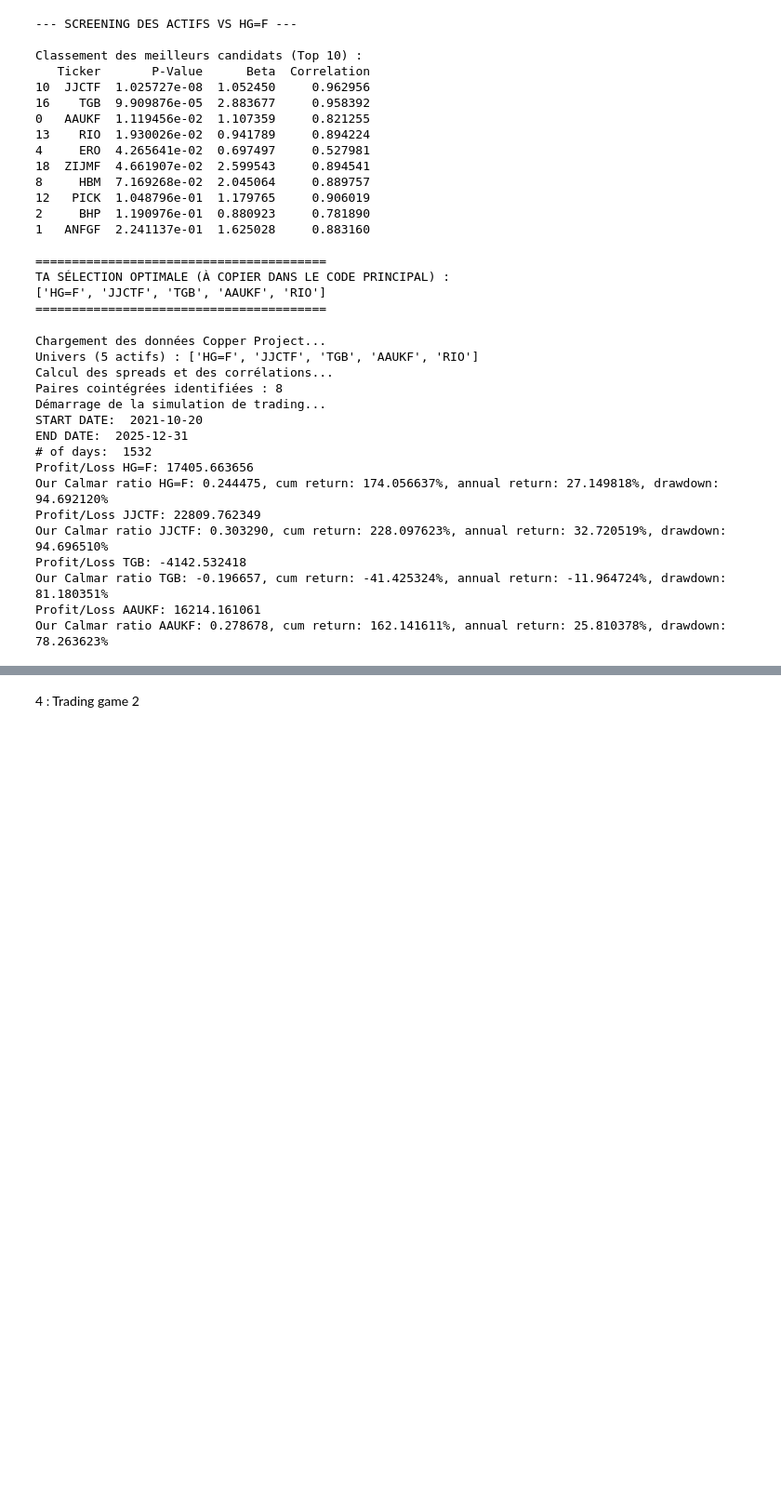
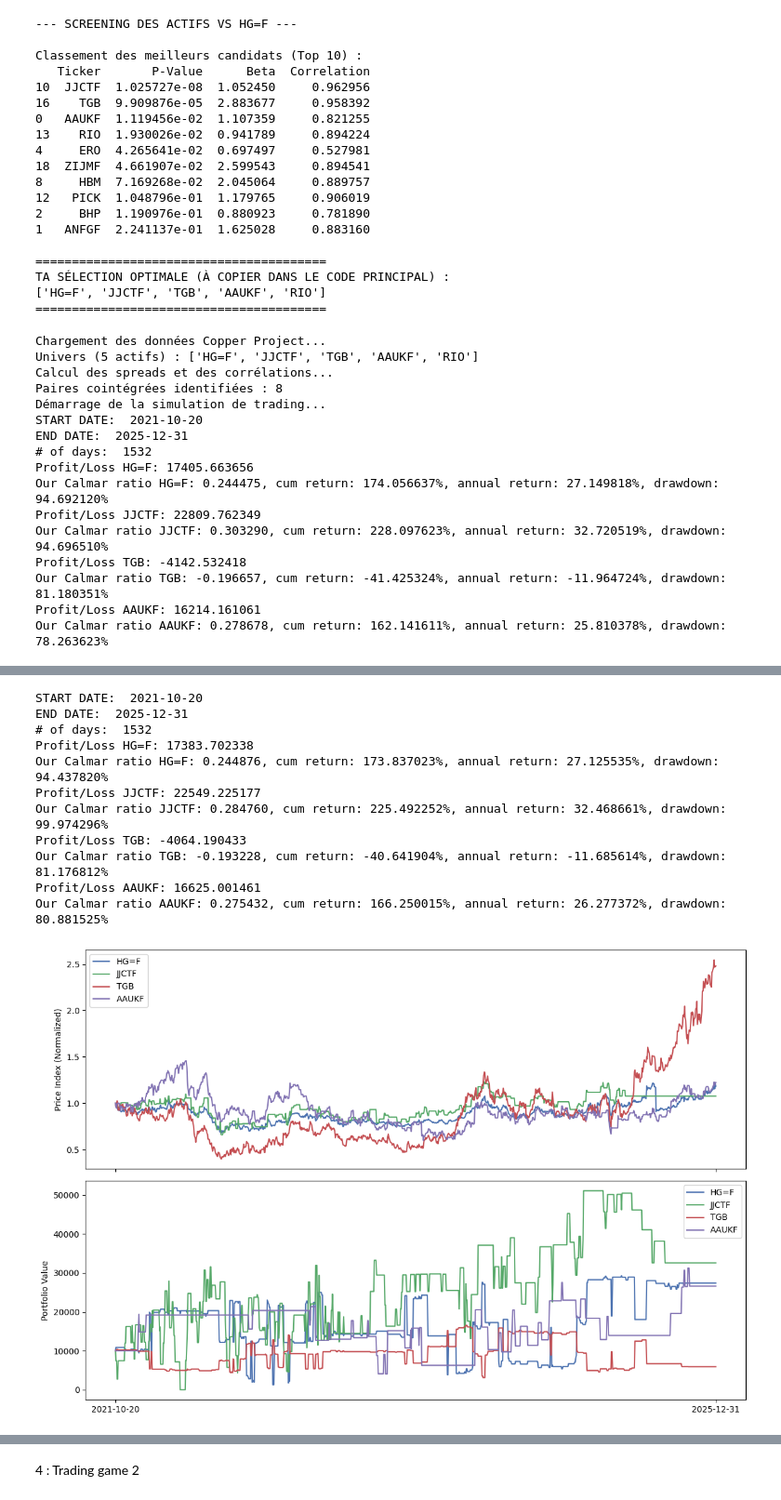
Before and after one commit to PaserChess/Project-commodities-trading, a Jupyter notebook: code project.ipynb, the cells around one changed output, grey strips where cells are left out. Shown at 93% size. Cells and saved outputs as stored; diff of their text form; code cells hidden in the pictures; blank space fills up the shorter version.

Commit message:
commit with global portfolio visualization

```diff
--- a/code project.ipynb
+++ b/code project.ipynb
@@ -598,6 +598,7 @@ def simulate_trade(spreads, sigma3, lookup, spread_dates,
 
     plt.tight_layout()
     plt.show(block=True)
+    return trading_weights, trading_indices, orig_amount, trading_days
 
 def keytoCUR(key, lookup):
     keys = key.split('_')
@@ -713,6 +714,9 @@ def sigma3(dfs_list, spreads, lookup, spread_dates, start, end, zscores, tc):
     simulate_trade(valid_spreads, sigma3_val, lookup, spread_dates,
                    expected_returns, expected_risk, dfs_list, start, end,
                    zscores, tc)
+    return simulate_trade(valid_spreads, sigma3_val, lookup, spread_dates,
+                   expected_returns, expected_risk, dfs_list, start, end,
+                   zscores, tc)
 
 # --- CORE LOGIC FOR COPPER DATA ---
 
@@ -794,33 +798,52 @@ def run_copper_strategy():
     # --- Run Strategy ---
     # Parameters: start index, end index
     # We use roughly the last 70% of data for trading simulation
     start_idx = int(len(spread_dates) * 0.3)
     end_idx = len(spread_dates)
 
     print("Démarrage de la simulation de trading...")
-    sigma3(odfs, spreads, lookup, spread_dates, start_idx, end_idx, zscores, tc=True)
+    results = sigma3(odfs, spreads, lookup, spread_dates, start_idx, end_idx, zscores, tc=True)
+    if results is None:
+        print("Erreur dans la simulation (sigma3 a retourné None)")
+        return lookup, {}, {}, {}, spread_dates, 0, 0, 0
+
+    trading_weights, trading_indices, orig_amount, trading_days = results
+
+    # 2. On renvoie tout ce que le main() attend
+    return lookup, trading_weights, trading_indices, orig_amount, spread_dates, start_idx, end_idx, trading_days
 
 
 def main():
-    run_copper_strategy()
-
+    lookup, trading_weights, trading_indices, orig_amount, spread_dates, max_p_index, end_p_index, trading_days = run_copper_strategy()
 if __name__ == '__main__':
     main()
 # %% [output]
 Chargement des données Copper Project...
 Univers (5 actifs) : ['HG=F', 'JJCTF', 'TGB', 'AAUKF', 'RIO']
 Calcul des spreads et des corrélations...
 Paires cointégrées identifiées : 8
 Démarrage de la simulation de trading...
 START DATE:  2021-10-20
 END DATE:  2025-12-31
 # of days:  1532
 Profit/Loss HG=F: 17405.663656
 Our Calmar ratio HG=F: 0.244475, cum return: 174.056637%, annual return: 27.149818%, drawdown: 94.692120%
 Profit/Loss JJCTF: 22809.762349
 Our Calmar ratio JJCTF: 0.303290, cum return: 228.097623%, annual return: 32.720519%, drawdown: 94.696510%
 Profit/Loss TGB: -4142.532418
 Our Calmar ratio TGB: -0.196657, cum return: -41.425324%, annual return: -11.964724%, drawdown: 81.180351%
 Profit/Loss AAUKF: 16214.161061
 Our Calmar ratio AAUKF: 0.278678, cum return: 162.141611%, annual return: 25.810378%, drawdown: 78.263623%
 [figure]
+START DATE:  2021-10-20
+END DATE:  2025-12-31
+# of days:  1532
+Profit/Loss HG=F: 17383.702338
+Our Calmar ratio HG=F: 0.244876, cum return: 173.837023%, annual return: 27.125535%, drawdown: 94.437820%
+Profit/Loss JJCTF: 22549.225177
+Our Calmar ratio JJCTF: 0.284760, cum return: 225.492252%, annual return: 32.468661%, drawdown: 99.974296%
+Profit/Loss TGB: -4064.190433
+Our Calmar ratio TGB: -0.193228, cum return: -40.641904%, annual return: -11.685614%, drawdown: 81.176812%
+Profit/Loss AAUKF: 16625.001461
+Our Calmar ratio AAUKF: 0.275432, cum return: 166.250015%, annual return: 26.277372%, drawdown: 80.881525%
+[figure, added]
```
Also changed, not shown: parts of 1 cell of this notebook.
